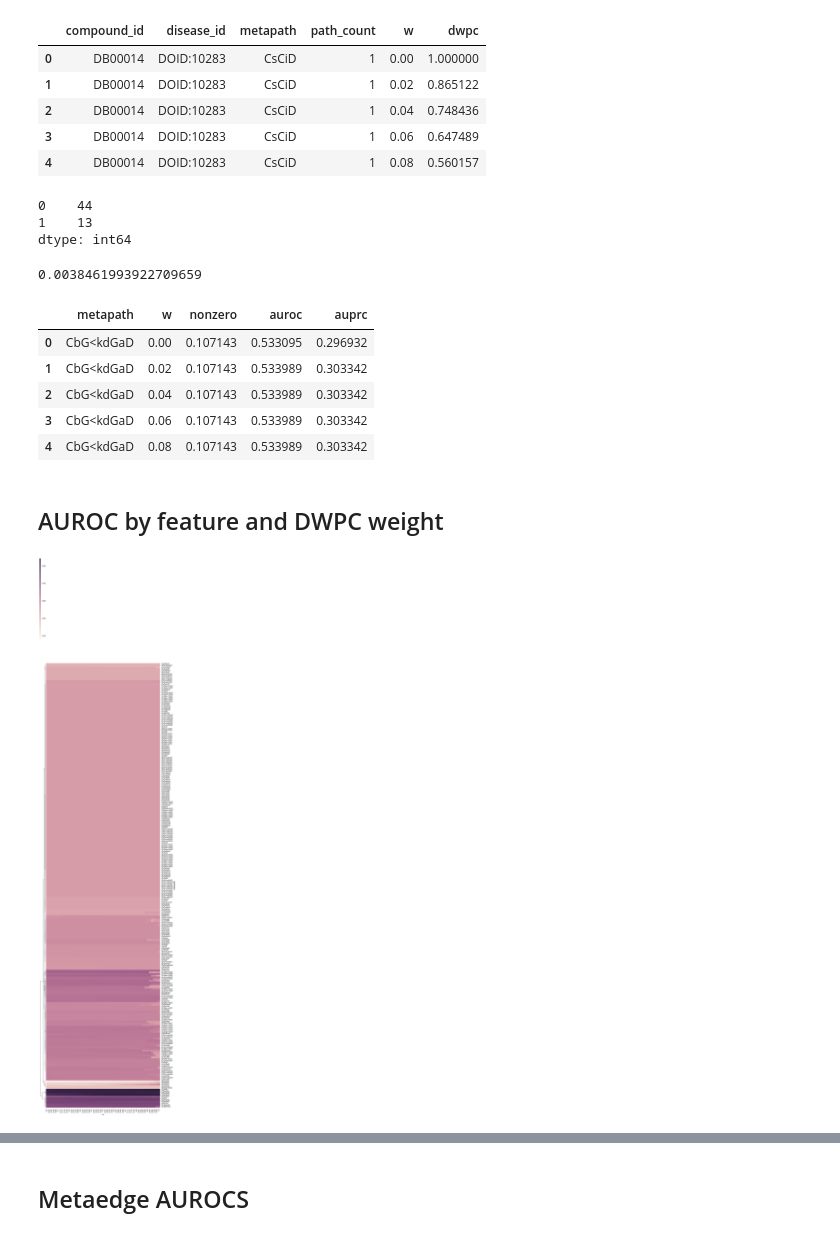
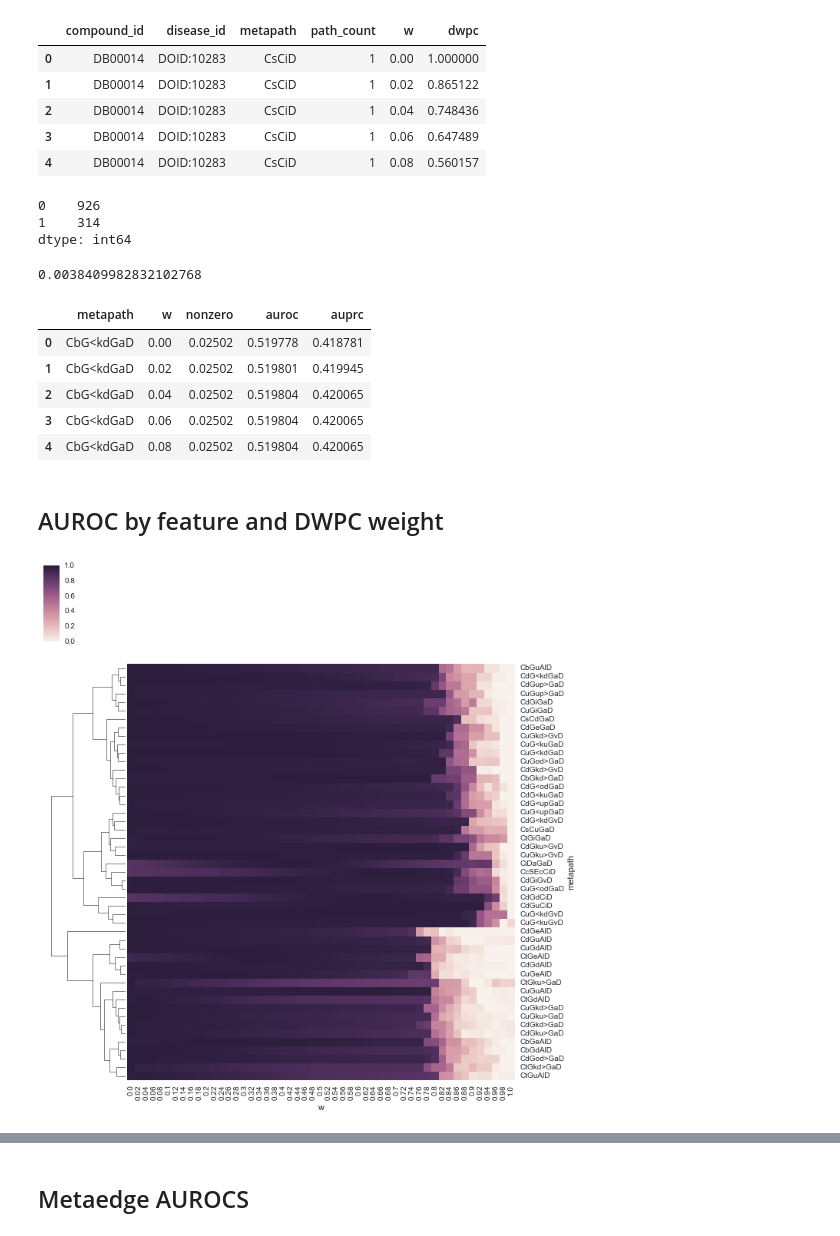
Before and after one commit to dhimmel/learn, a Jupyter notebook: dwpc-assess.ipynb, the cells around one changed output, grey strips where cells are left out. Saved outputs shown, nothing was run; the diff lists cells and outputs as text; code cells hidden in the pictures.

```diff
--- a/dwpc-assess.ipynb
+++ b/dwpc-assess.ipynb
@@ -10,7 +10,7 @@ import regex
 part_df = pandas.read_table('data/partition.tsv.gz')
 part_df = part_df.query('indication == 1 or percentile <= 0.02')
 # %%
-dwpc_df = pandas.read_table('data/dwpc-subset.tsv')
+dwpc_df = pandas.read_table('data/dwpc-subset.tsv.gz')
 dwpc_df.head()
 # %% [output]
 |  | compound_id | disease_id | metapath | path_count | w | dwpc |
@@ -19,6 +19,13 @@ dwpc_df.head()
 | 2 | DB00014 | DOID:10283 | CsCiD | 1 | 0.04 | 0.748436 |
 | 3 | DB00014 | DOID:10283 | CsCiD | 1 | 0.06 | 0.647489 |
 | 4 | DB00014 | DOID:10283 | CsCiD | 1 | 0.08 | 0.560157 |
+# %%
+# Number of negatives (non-indications) and positives (indications)
+part_df.merge(dwpc_df).drop_duplicates(['compound_id', 'disease_id']).indication.value_counts()
+# %% [output]
+0    926
+1    314
+dtype: int64
 # %%
 def compute_metrics(df):
     y_true = df.indication
@@ -31,27 +38,22 @@ def compute_metrics(df):
 
 merged_df = part_df.merge(dwpc_df)
 auc_df = merged_df.groupby(['metapath', 'w']).apply(compute_metrics).reset_index()
-# %%
-part_df.merge(dwpc_df).drop_duplicates(['compound_id', 'disease_id']).indication.value_counts()
-# %% [output]
-0    44
-1    13
-dtype: int64
 # %%
 auc_df.groupby('metapath').var().auroc.max()
 # %% [output]
-0.0038461993922709659
+0.0038409982832102768
 # %%
 auc_df.head()
 # %% [output]
 |  | metapath | w | nonzero | auroc | auprc |
-| 0 | CbG<kdGaD | 0.00 | 0.107143 | 0.533095 | 0.296932 |
-| 1 | CbG<kdGaD | 0.02 | 0.107143 | 0.533989 | 0.303342 |
-| 2 | CbG<kdGaD | 0.04 | 0.107143 | 0.533989 | 0.303342 |
-| 3 | CbG<kdGaD | 0.06 | 0.107143 | 0.533989 | 0.303342 |
-| 4 | CbG<kdGaD | 0.08 | 0.107143 | 0.533989 | 0.303342 |
+| 0 | CbG<kdGaD | 0.00 | 0.02502 | 0.519778 | 0.418781 |
+| 1 | CbG<kdGaD | 0.02 | 0.02502 | 0.519801 | 0.419945 |
+| 2 | CbG<kdGaD | 0.04 | 0.02502 | 0.519804 | 0.420065 |
+| 3 | CbG<kdGaD | 0.06 | 0.02502 | 0.519804 | 0.420065 |
+| 4 | CbG<kdGaD | 0.08 | 0.02502 | 0.519804 | 0.420065 |
 # %%
 auc_wide_df = auc_df.pivot_table('auroc', 'metapath', 'w')
+auc_wide_df = auc_wide_df[auc_wide_df.var(axis=1) >= 0.0001]
 # %% [markdown]
 ## AUROC by feature and DWPC weight
 # %%
@@ -59,6 +61,6 @@ auc_wide_df = auc_df.pivot_table('auroc', 'metapath', 'w')
 #ax = seaborn.heatmap(auc_wide_df)
 # %%
 # https://github.com/mwaskom/seaborn/issues/471
-clustergrid = seaborn.clustermap(auc_wide_df, col_cluster=False, figsize=(11, 50), )
+clustergrid = seaborn.clustermap(auc_wide_df, col_cluster=False, figsize=(11, 12), standard_scale=0)
 # %% [output]
-[figure, old version]
+[figure, new version]
```
Also changed, not shown: parts of 7 cells of this notebook.
